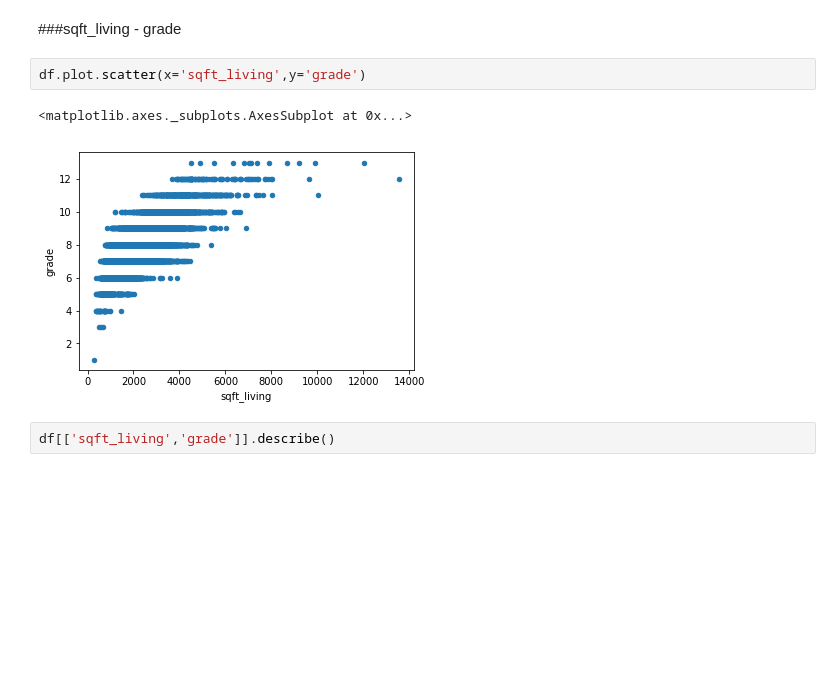
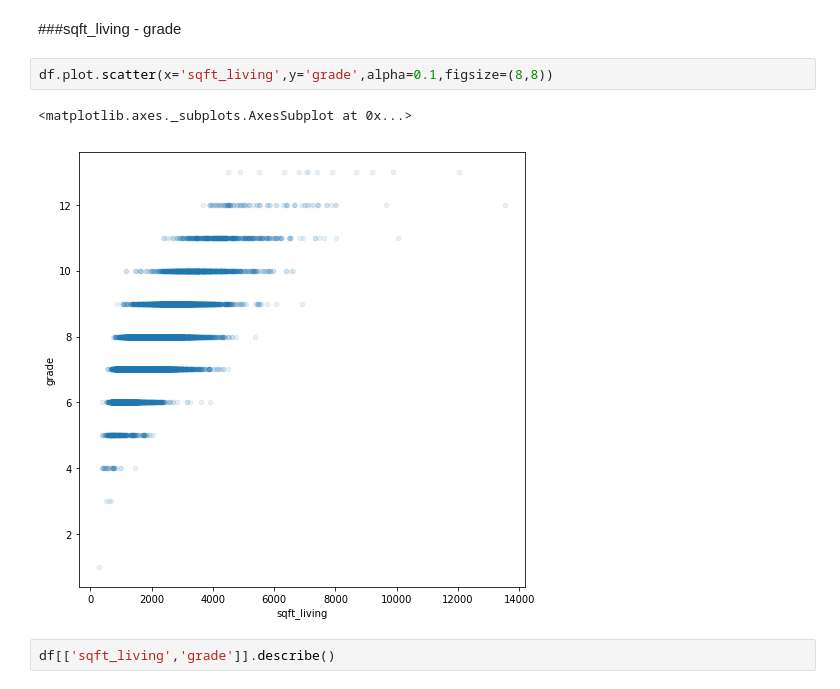
Before and after one commit to Upkar1/House-Sales-Data-Analysis, a Jupyter notebook: House Sales Data Analysis.ipynb, the cells around one changed output. Cells and saved outputs as stored; diff of their text form; blank space fills up the shorter version.

```diff
--- a/House Sales Data Analysis.ipynb
+++ b/House Sales Data Analysis.ipynb
@@ -373,10 +354,10 @@ So, let's start.....
 # %% [markdown]
 ###sqft_living - grade
 # %%
-df.plot.scatter(x='sqft_living',y='grade')
+df.plot.scatter(x='sqft_living',y='grade',alpha=0.1,figsize=(8,8))
 # %% [output]
 <matplotlib.axes._subplots.AxesSubplot at 0x...>
-[figure, old version]
+[figure, new version]
 # %%
 df[['sqft_living','grade']].describe()
 # %% [output]
```
Also changed, not shown: parts of 11 cells of this notebook.
